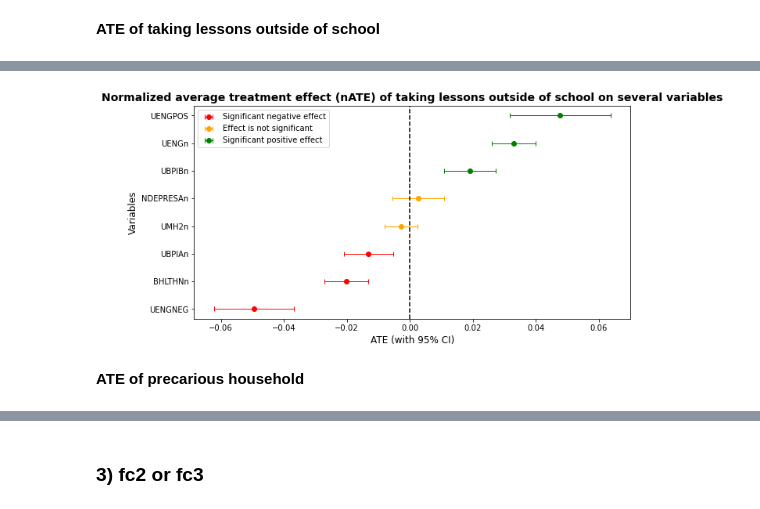
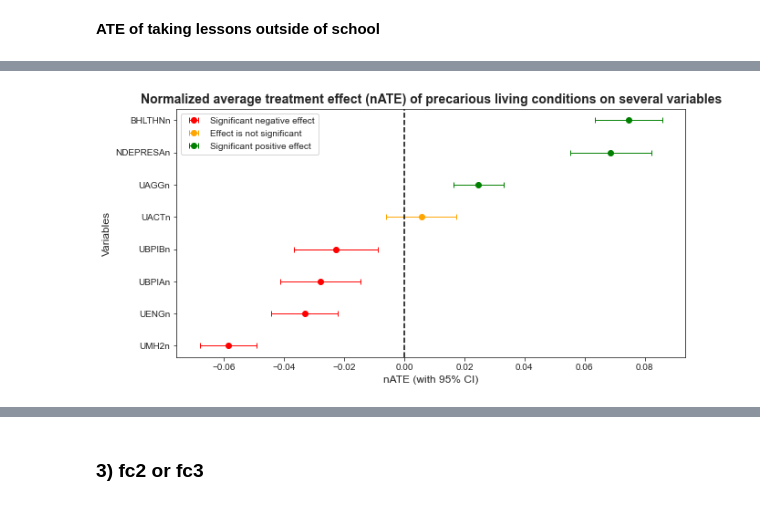
Before and after one commit to epfl-ada/ada-2020-project-milestone-p3-p3_ada-boi, a Jupyter notebook: creative_extension.ipynb, the cells around one changed output, grey strips where cells are left out. Drawn from its saved outputs; the diff is of its cells as text; code cells hidden in the pictures.

```diff
--- a/creative_extension.ipynb
+++ b/creative_extension.ipynb
@@ -710,5 +677,6 @@ Notes:
 strong multicollinearity or other numerical problems.
 # %%
-sns.catplot(y='UENG', x='UFAMSTR', hue='SEX', kind='bar', palette=customDark, data=df_NN(fc23,outcome,predictors))
+sns.set_style('whitegrid')
+sns.catplot(y='UENGn', x='UFAMSTR', hue='SEX', kind='bar', palette=customDark, data=df_NN(fc23,outcome,predictors))
 # %% [output]
 <seaborn.axisgrid.FacetGrid at 0x...>
@@ -918,5 +882,5 @@ sns.catplot(x='UAGG', y=var, kind='bar', palette='mako', data=df_NN(child,var,['
 # %%
-var='UMH2'
+var='UMH2n'
 sns.catplot(x='U_SOCPOV', y=var, kind='bar', palette='mako', data=df_NN(child,var,['U_SOCPOV']))
 # mental health des parents directement corrélée avec l'aisance financière'
 # %% [output]
@@ -1029,7 +993,7 @@ def plot_ATE (df, treatment):
         plt.errorbar(group.ATE, group.variable, marker='o', ls='', xerr=length_error, capsize=3, elinewidth=1,
                      label=sig)
     plt.axvline(0,color='k',linestyle='--')
-    plt.xlabel('ATE (with 95% CI)', fontsize=12)
+    plt.xlabel('nATE (with 95% CI)', fontsize=12)
     plt.ylabel('Variables', fontsize=12)
     plt.title('Normalized average treatment effect (nATE) of ' + tr + ' on several variables',
               fontweight='bold', fontsize=14)
@@ -1040,5 +1014,5 @@ __ATE of taking lessons outside of school__
 # %%
-ate_lessons = ATE_sch_hlth_happ(df_L, 'NLESSONS', ['UENGn','UENGNEG','UENGPOS','BHLTHNn','UMH2n','NDEPRESAn'])
-ate_lessons[['variable','ATE','90% CI','95% CI','99% CI','Significance']]
+ate_precarious = ATE_sch_hlth_happ(df_prec, 'precarious',['UENGn','BHLTHNn','UMH2n','UACTn','NDEPRESAn','UAGGn'])
+ate_precarious[['variable','ATE','90% CI','95% CI','99% CI','Significance']]
 # %% [output]
 UENGn
@@ -1069,9 +1043,9 @@ Number of matched subjects: 6120 / 7006
 # %%
 # Set the default color cycle
 mpl.rcParams['axes.prop_cycle'] = mpl.cycler(color=['red', 'orange', 'green'])
 
-plot_ATE(ate_lessons,'lessons')
+sns.set_style('ticks')
+
+plot_ATE(ate_precarious,'precarious')
 # %% [output]
-[figure, old version]
+[figure, new version]
-# %% [markdown]
-__ATE of precarious household__
```
Also changed, not shown: parts of 109 cells of this notebook.
